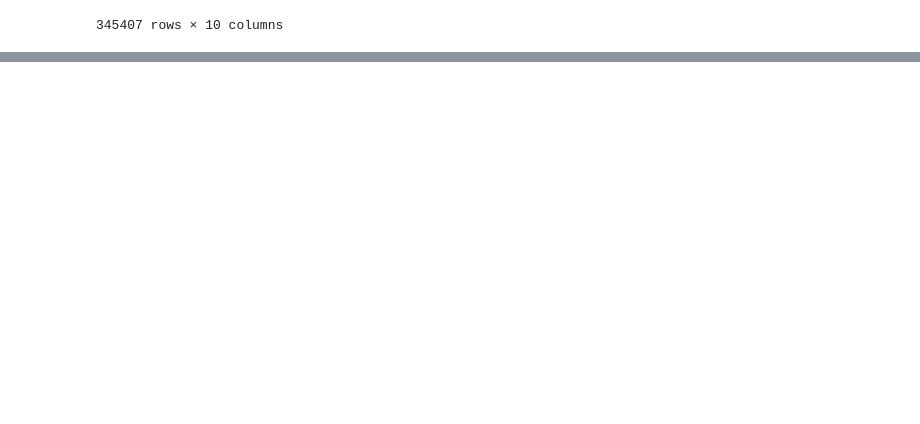
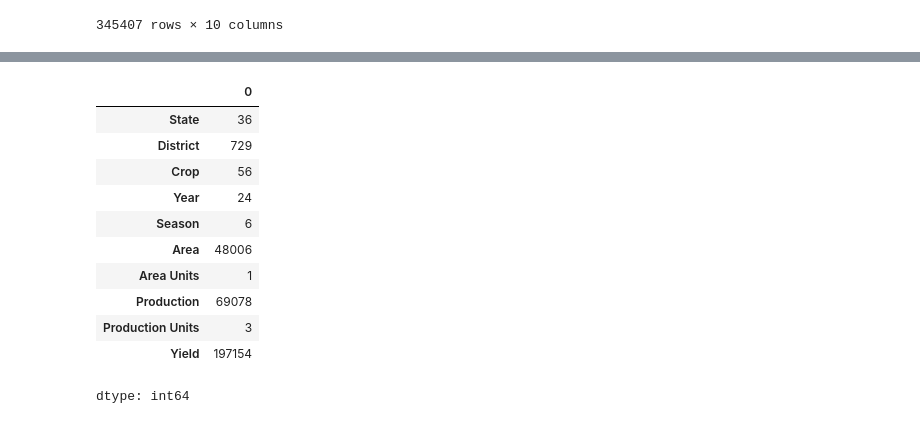
Before and after one commit to Hemanthk408/India-Agriculture, a Jupyter notebook: india_agriculture.ipynb, the cells around one changed output, grey strips where cells are left out. Drawn from its saved outputs; the diff is of its cells as text; code cells hidden in the pictures; blank space fills up the shorter version.

```diff
--- a/india_agriculture.ipynb
+++ b/india_agriculture.ipynb
@@ -35,0 +51,17 @@ df
+# %%
+df=pd.DataFrame(df)
+# %%
+df.nunique()
+# %% [output]
+|  | 0 |
+| State | 36 |
+| District | 729 |
+| Crop | 56 |
+| Year | 24 |
+| Season | 6 |
+| Area | 48006 |
+| Area Units | 1 |
+| Production | 69078 |
+| Production Units | 3 |
+| Yield | 197154 |
+dtype: int64
```
Also changed, not shown: parts of 6 cells of this notebook.
